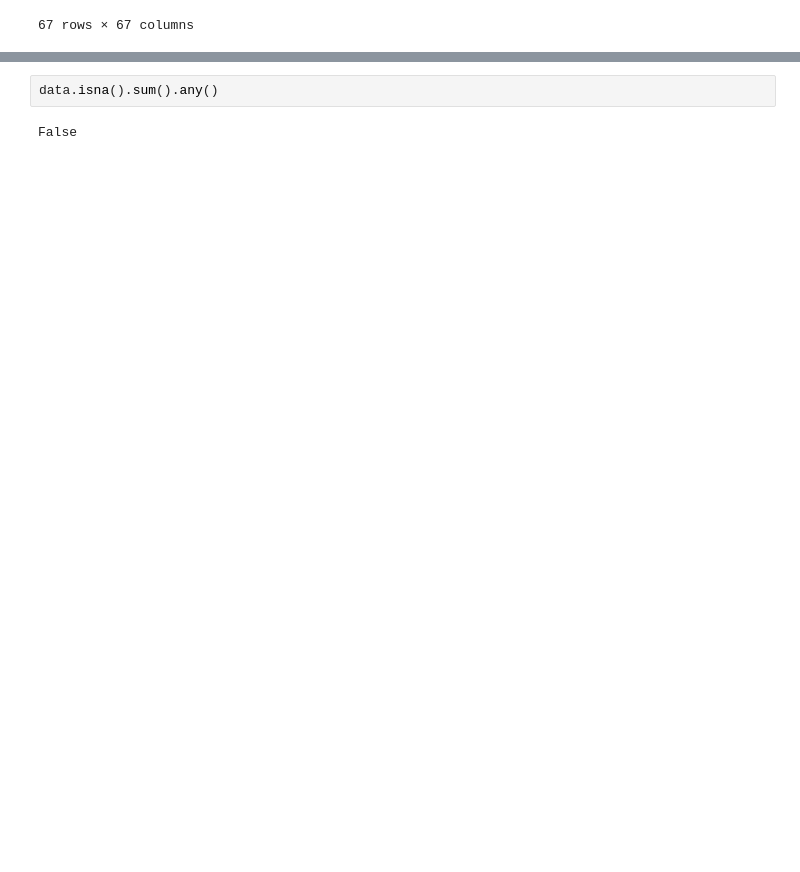
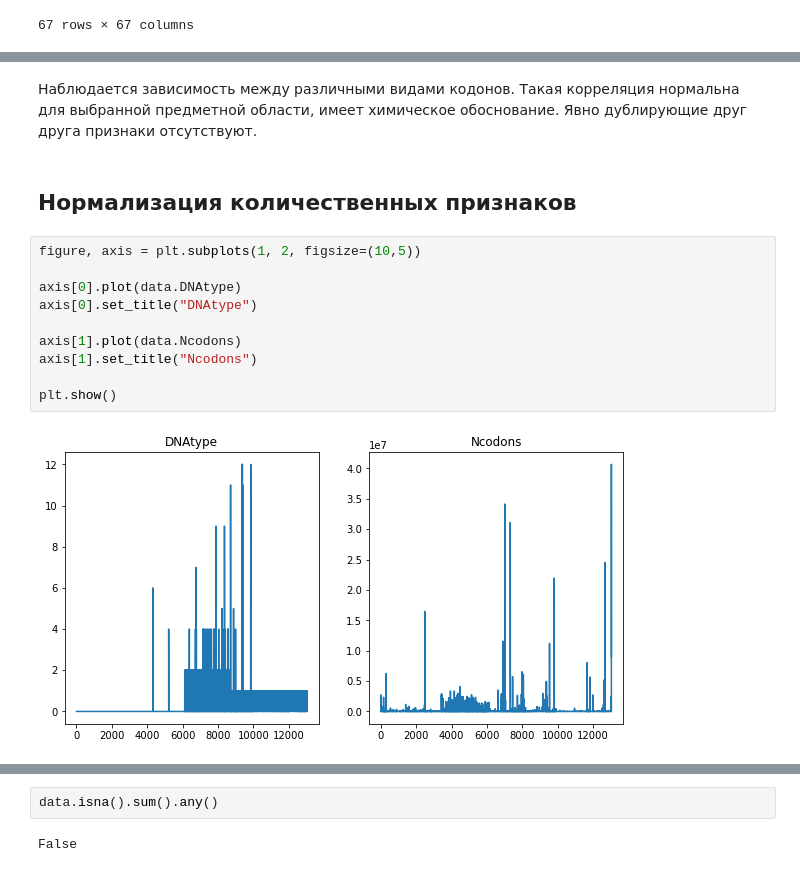
Before and after one commit to vofks/ML-Homework, a Jupyter notebook: ML_homework_1.ipynb, the cells around one changed output, grey strips where cells are left out. Saved outputs shown, nothing was run; the diff lists cells and outputs as text; blank space fills up the shorter version.

```diff
--- a/ML_homework_1.ipynb
+++ b/ML_homework_1.ipynb
@@ -261,3 +273,19 @@ corr_mat > 0.5
 | UAG | False | False | False | False | False | False | False | False | False | False | ... | ... |
 | UGA | False | False | False | False | False | False | False | False | False | True | ... | ... |
 67 rows × 67 columns
+# %% [markdown]
+Наблюдается зависимость между различными видами кодонов. Такая корреляция нормальна для выбранной предметной области, имеет химическое обоснование. Явно дублирующие друг друга признаки отсутствуют.
+# %% [markdown]
+## Нормализация количественных признаков
+# %%
+figure, axis = plt.subplots(1, 2, figsize=(10,5))
+
+axis[0].plot(data.DNAtype)
+axis[0].set_title("DNAtype")
+
+axis[1].plot(data.Ncodons)
+axis[1].set_title("Ncodons")
+
+plt.show()
+# %% [output]
+[figure, added]
```
Also changed, not shown: parts of 75 cells of this notebook.
